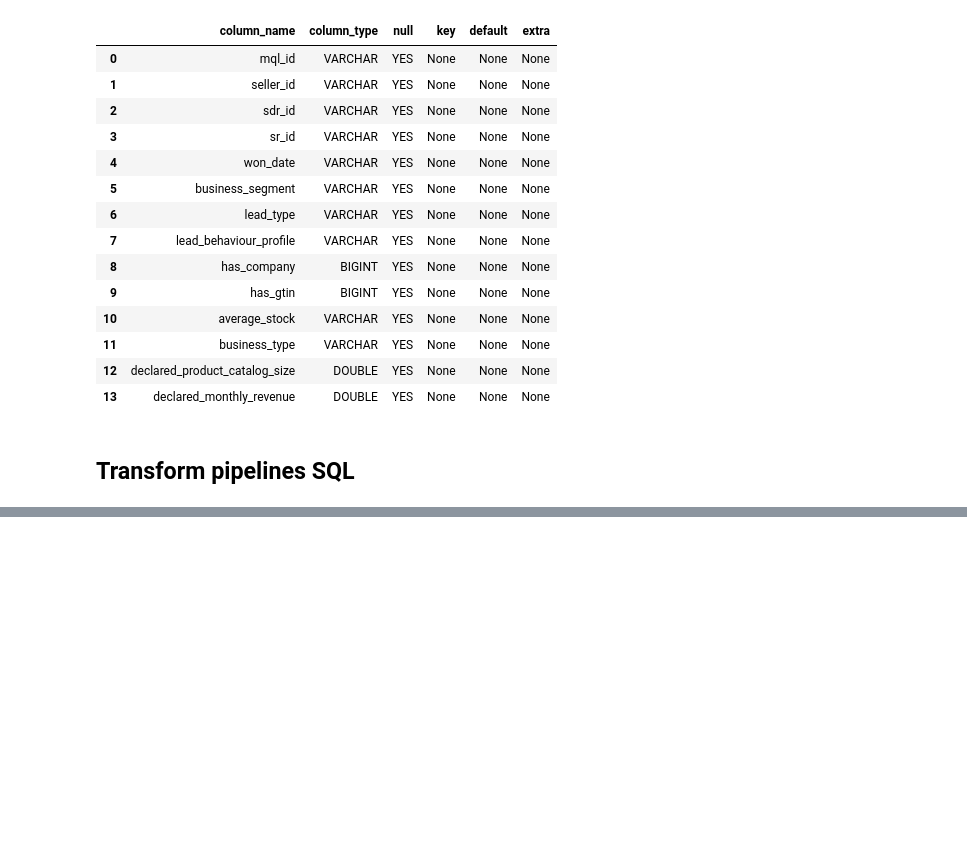
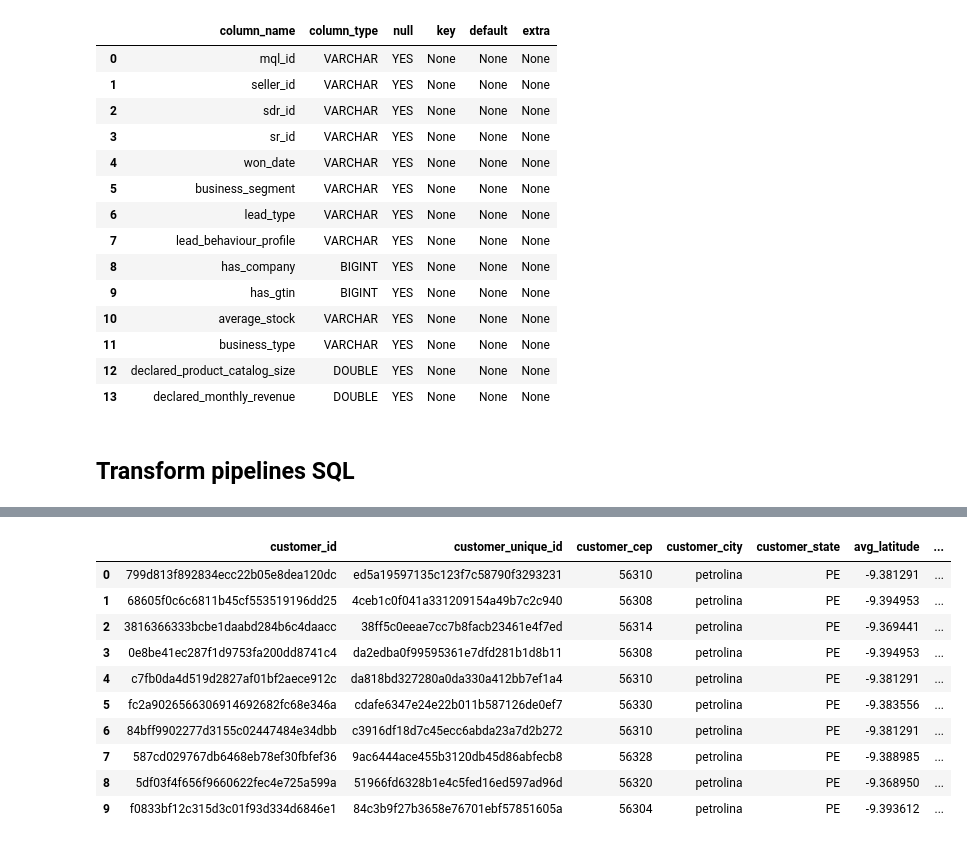
Before and after one commit to Gabrieln18/olist_data_project, a Jupyter notebook: notebooks/workflows.ipynb, the cells around one changed output, grey strips where cells are left out. Saved outputs shown, nothing was run; the diff lists cells and outputs as text; code cells hidden in the pictures; blank space fills up the shorter version.

```diff
--- a/notebooks/workflows.ipynb
+++ b/notebooks/workflows.ipynb
@@ -339,0 +574,14 @@ Neste caso será necessário criar novas tabelas dentro da camada Silver:
+# %%
+pandas_sql("SELECT * FROM delta_scan('../delta_lake/silver/aggregated_customers') WHERE customer_city = 'petrolina' LIMIT 10")
+# %% [output]
+|  | customer_id | customer_unique_id | customer_cep | customer_city | customer_state | avg_latitude | ... |
+| 0 | 799d813f892834ecc22b05e8dea120dc | ed5a19597135c123f7c58790f3293231 | 56310 | petrolina | PE | -9.381291 | ... |
+| 1 | 68605f0c6c6811b45cf553519196dd25 | 4ceb1c0f041a331209154a49b7c2c940 | 56308 | petrolina | PE | -9.394953 | ... |
+| 2 | 3816366333bcbe1daabd284b6c4daacc | 38ff5c0eeae7cc7b8facb23461e4f7ed | 56314 | petrolina | PE | -9.369441 | ... |
+| 3 | 0e8be41ec287f1d9753fa200dd8741c4 | da2edba0f99595361e7dfd281b1d8b11 | 56308 | petrolina | PE | -9.394953 | ... |
+| 4 | c7fb0da4d519d2827af01bf2aece912c | da818bd327280a0da330a412bb7ef1a4 | 56310 | petrolina | PE | -9.381291 | ... |
+| 5 | fc2a9026566306914692682fc68e346a | cdafe6347e24e22b011b587126de0ef7 | 56330 | petrolina | PE | -9.383556 | ... |
+| 6 | 84bff9902277d3155c02447484e34dbb | c3916df18d7c45ecc6abda23a7d2b272 | 56310 | petrolina | PE | -9.381291 | ... |
+| 7 | 587cd029767db6468eb78ef30fbfef36 | 9ac6444ace455b3120db45d86abfecb8 | 56328 | petrolina | PE | -9.388985 | ... |
+| 8 | 5df03f4f656f9660622fec4e725a599a | 51966fd6328b1e4c5fed16ed597ad96d | 56320 | petrolina | PE | -9.368950 | ... |
+| 9 | f0833bf12c315d3c01f93d334d6846e1 | 84c3b9f27b3658e76701ebf57851605a | 56304 | petrolina | PE | -9.393612 | ... |
```
Also changed, not shown: parts of 34 cells of this notebook.
